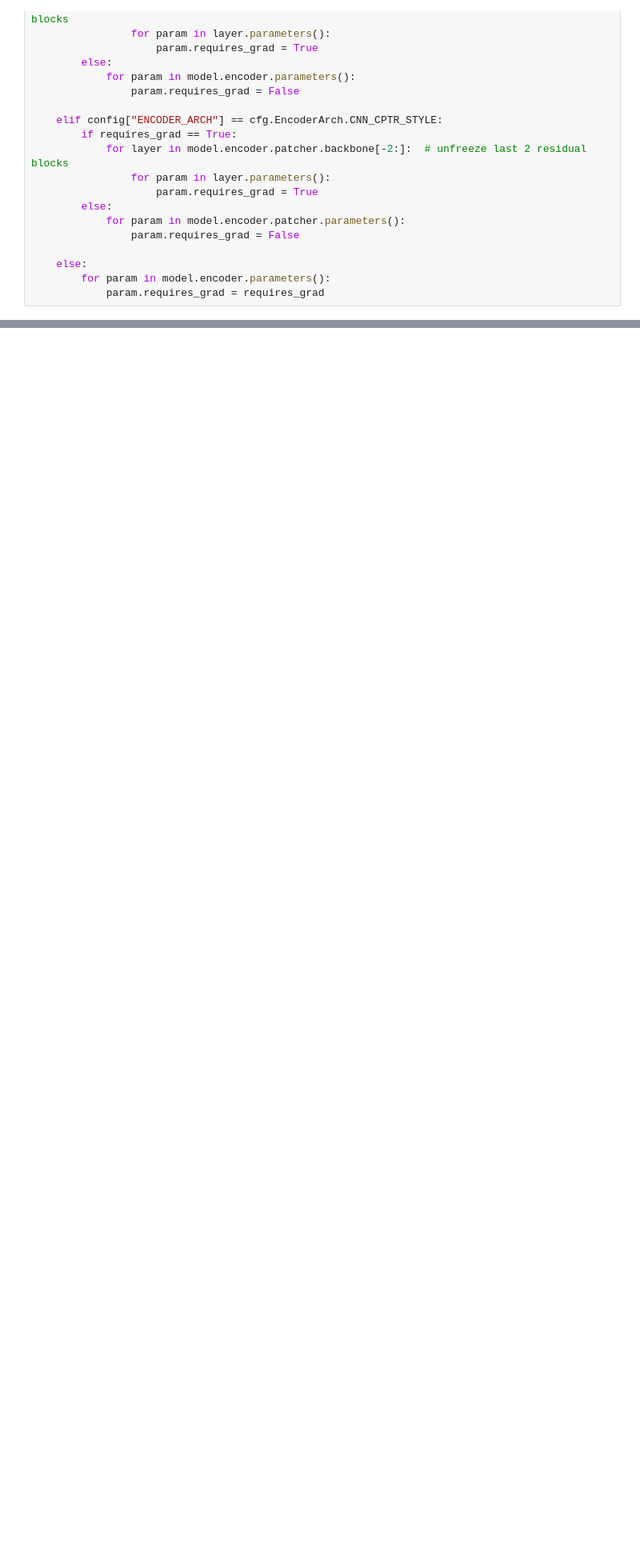
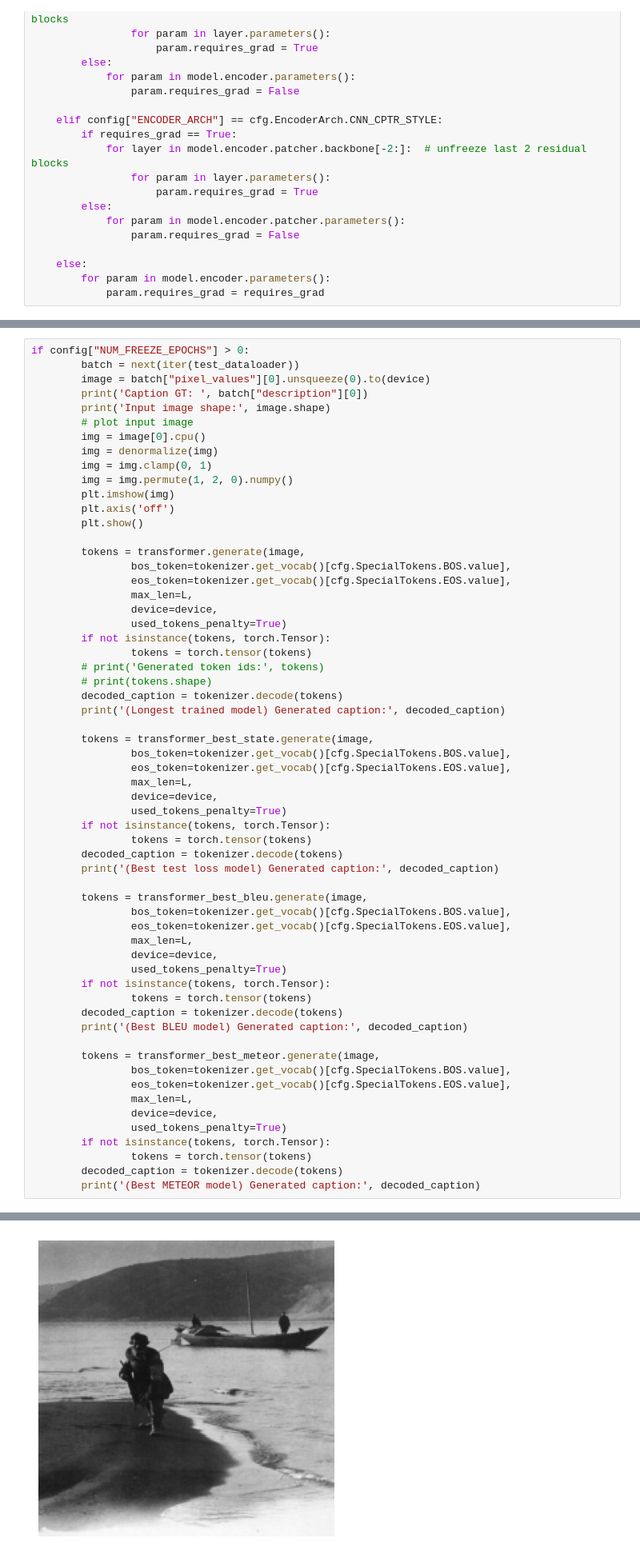
Before and after one commit to Incomprehensible/Transformer-Image-Captioning, a Jupyter notebook: train_model.ipynb, the cells around one changed output, grey strips where cells are left out. Shown at 80% size. Saved outputs shown, nothing was run; the diff lists cells and outputs as text; blank space fills up the shorter version.

```diff
--- a/train_model.ipynb
+++ b/train_model.ipynb
@@ -768,0 +946,61 @@ if config["NUM_FREEZE_EPOCHS"] > 0:
+# %%
+if config["NUM_FREEZE_EPOCHS"] > 0:
+        batch = next(iter(test_dataloader))
+        image = batch["pixel_values"][0].unsqueeze(0).to(device)
+        print('Caption GT: ', batch["description"][0])
+        print('Input image shape:', image.shape)
+        # plot input image
+        img = image[0].cpu()
+        img = denormalize(img)
+        img = img.clamp(0, 1)
+        img = img.permute(1, 2, 0).numpy()
+        plt.imshow(img)
+        plt.axis('off')
+        plt.show()
+
+        tokens = transformer.generate(image,
+                bos_token=tokenizer.get_vocab()[cfg.SpecialTokens.BOS.value],
+                eos_token=tokenizer.get_vocab()[cfg.SpecialTokens.EOS.value],
+                max_len=L,
+                device=device,
+                used_tokens_penalty=True)
+        if not isinstance(tokens, torch.Tensor):
+                tokens = torch.tensor(tokens)
+        # print('Generated token ids:', tokens)
+        # print(tokens.shape)
+        decoded_caption = tokenizer.decode(tokens)
+        print('(Longest trained model) Generated caption:', decoded_caption)
+
+        tokens = transformer_best_state.generate(image,
+                bos_token=tokenizer.get_vocab()[cfg.SpecialTokens.BOS.value],
+                eos_token=tokenizer.get_vocab()[cfg.SpecialTokens.EOS.value],
+                max_len=L,
+                device=device,
+                used_tokens_penalty=True)
+        if not isinstance(tokens, torch.Tensor):
+                tokens = torch.tensor(tokens)
+        decoded_caption = tokenizer.decode(tokens)
+        print('(Best test loss model) Generated caption:', decoded_caption)
+
+        tokens = transformer_best_bleu.generate(image,
+                bos_token=tokenizer.get_vocab()[cfg.SpecialTokens.BOS.value],
+                eos_token=tokenizer.get_vocab()[cfg.SpecialTokens.EOS.value],
+                max_len=L,
+                device=device,
+                used_tokens_penalty=True)
+        if not isinstance(tokens, torch.Tensor):
+                tokens = torch.tensor(tokens)
+        decoded_caption = tokenizer.decode(tokens)
+        print('(Best BLEU model) Generated caption:', decoded_caption)
+
+        tokens = transformer_best_meteor.generate(image,
+                bos_token=tokenizer.get_vocab()[cfg.SpecialTokens.BOS.value],
+                eos_token=tokenizer.get_vocab()[cfg.SpecialTokens.EOS.value],
+                max_len=L,
+                device=device,
+                used_tokens_penalty=True)
+        if not isinstance(tokens, torch.Tensor):
+                tokens = torch.tensor(tokens)
+        decoded_caption = tokenizer.decode(tokens)
+        print('(Best METEOR model) Generated caption:', decoded_caption)
+# %% [output]
@@ -768,0 +1009 @@ if config["NUM_FREEZE_EPOCHS"] > 0:
+[figure, added]
```
Also changed, not shown: parts of 37 cells of this notebook, 4 other files.
